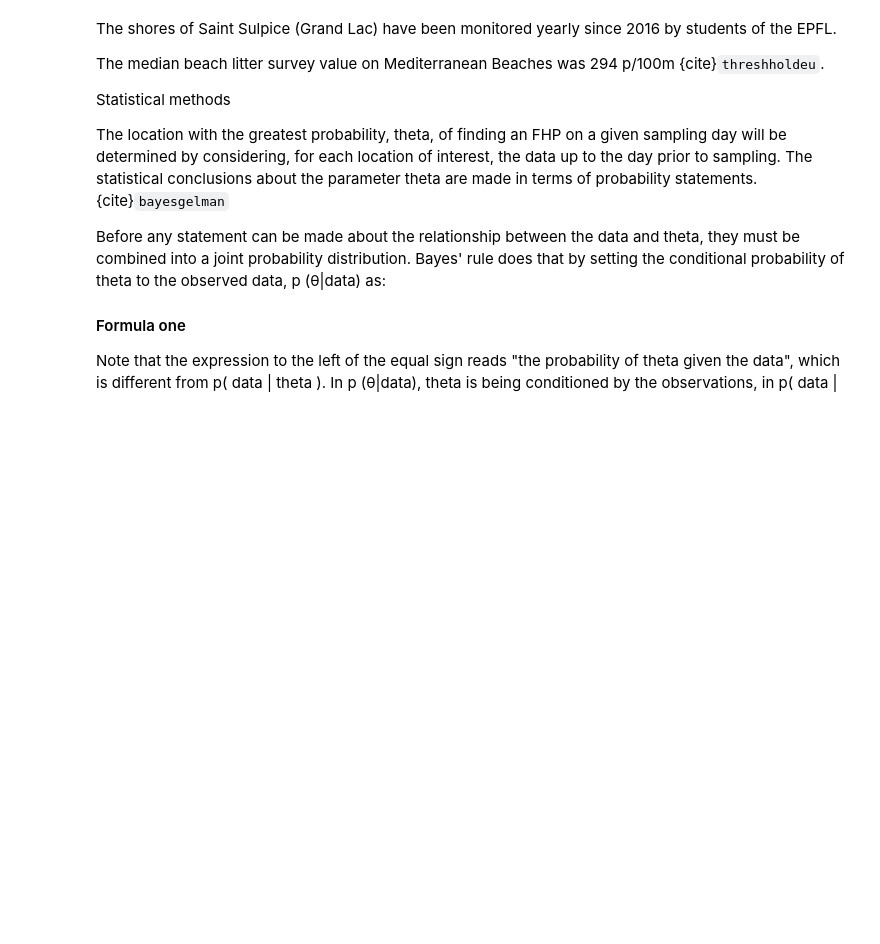
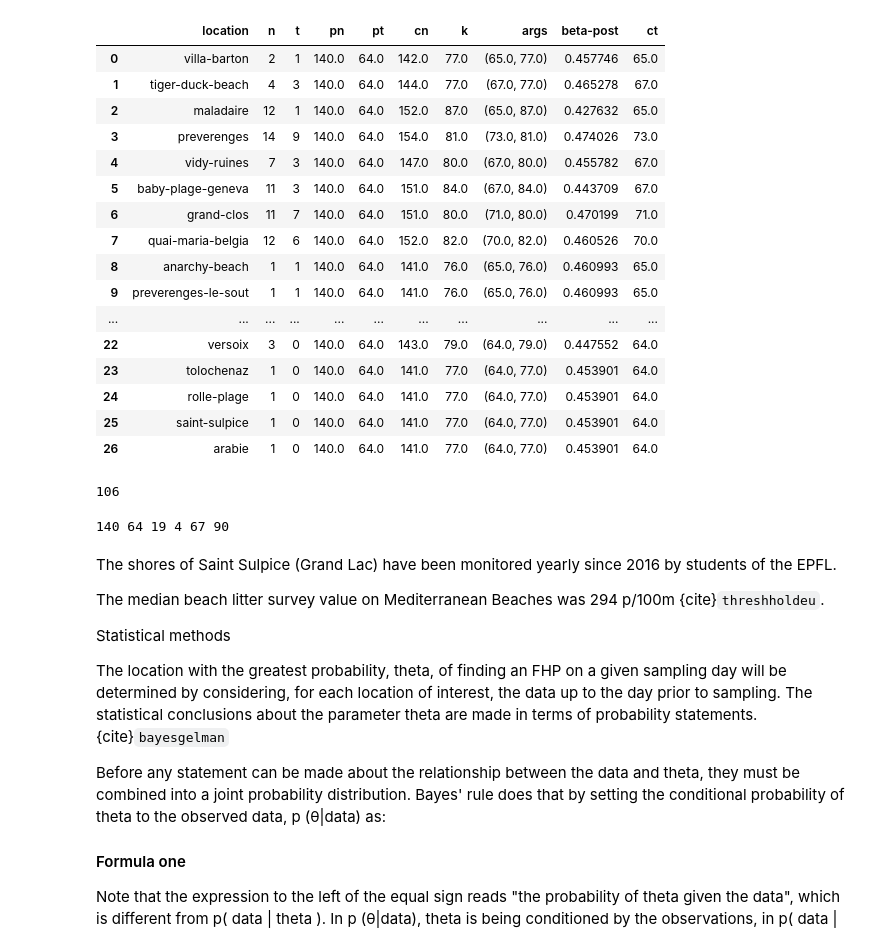
Before and after one commit to hammerdirt-analyst/finding-one-object, a Jupyter notebook: end_period_plastic.ipynb, the cells around one changed output. Cells and saved outputs as stored; diff of their text form; code cells hidden in the pictures; blank space fills up the shorter version.

```diff
--- a/end_period_plastic.ipynb
+++ b/end_period_plastic.ipynb
@@ -275,3 +418,40 @@ Table 1.  Number of locations, samples and positive samples per sampling period
+# %%
+n_s_ts=prior_ns_ts(n_t_current_all_locations, prior_data, current_data.location.unique(), identifier="location")
+n_s_ts.fillna(0, inplace = True)
+n_s_ts["cn"] = n_s_ts["n"] + n_s_ts["pn"]
+n_s_ts["ct"] = n_s_ts["t"] + n_s_ts["pt"]
+
+n_s_ts["k"] = n_s_ts["cn"] - n_s_ts["ct"]
+
+n_s_ts["args"] = list(zip(n_s_ts["ct"],n_s_ts["k"]))
+n_s_ts["beta-post"] = n_s_ts.args.map(lambda x: beta(x[0], x[1]).mean())
+n_s_ts
+# %% [output]
+|  | location | n | t | pn | pt | cn | k | args | beta-post | ct |
+| 0 | villa-barton | 2 | 1 | 140.0 | 64.0 | 142.0 | 77.0 | (65.0, 77.0) | 0.457746 | 65.0 |
+| 1 | tiger-duck-beach | 4 | 3 | 140.0 | 64.0 | 144.0 | 77.0 | (67.0, 77.0) | 0.465278 | 67.0 |
+| 2 | maladaire | 12 | 1 | 140.0 | 64.0 | 152.0 | 87.0 | (65.0, 87.0) | 0.427632 | 65.0 |
+| 3 | preverenges | 14 | 9 | 140.0 | 64.0 | 154.0 | 81.0 | (73.0, 81.0) | 0.474026 | 73.0 |
+| 4 | vidy-ruines | 7 | 3 | 140.0 | 64.0 | 147.0 | 80.0 | (67.0, 80.0) | 0.455782 | 67.0 |
+| 5 | baby-plage-geneva | 11 | 3 | 140.0 | 64.0 | 151.0 | 84.0 | (67.0, 84.0) | 0.443709 | 67.0 |
+| 6 | grand-clos | 11 | 7 | 140.0 | 64.0 | 151.0 | 80.0 | (71.0, 80.0) | 0.470199 | 71.0 |
+| 7 | quai-maria-belgia | 12 | 6 | 140.0 | 64.0 | 152.0 | 82.0 | (70.0, 82.0) | 0.460526 | 70.0 |
+| 8 | anarchy-beach | 1 | 1 | 140.0 | 64.0 | 141.0 | 76.0 | (65.0, 76.0) | 0.460993 | 65.0 |
+| 9 | preverenges-le-sout | 1 | 1 | 140.0 | 64.0 | 141.0 | 76.0 | (65.0, 76.0) | 0.460993 | 65.0 |
+| ... | ... | ... | ... | ... | ... | ... | ... | ... | ... | ... |
+| 22 | versoix | 3 | 0 | 140.0 | 64.0 | 143.0 | 79.0 | (64.0, 79.0) | 0.447552 | 64.0 |
+| 23 | tolochenaz | 1 | 0 | 140.0 | 64.0 | 141.0 | 77.0 | (64.0, 77.0) | 0.453901 | 64.0 |
+| 24 | rolle-plage | 1 | 0 | 140.0 | 64.0 | 141.0 | 77.0 | (64.0, 77.0) | 0.453901 | 64.0 |
+| 25 | saint-sulpice | 1 | 0 | 140.0 | 64.0 | 141.0 | 77.0 | (64.0, 77.0) | 0.453901 | 64.0 |
+| 26 | arabie | 1 | 0 | 140.0 | 64.0 | 141.0 | 77.0 | (64.0, 77.0) | 0.453901 | 64.0 |
+# %%
+n_s_ts.n.sum()
+# %% [output]
+106
+# %%
+print(lpn,lpt,cn,ct, lpt+ct-1, lpn+cn-ct-lpt-1)
+# %% [output]
+140 64 19 4 67 90
 # %% [markdown]
 The shores of Saint Sulpice (Grand Lac) have been monitored yearly since 2016 by students of the EPFL.
 
```
Also changed, not shown: parts of 15 cells of this notebook.
